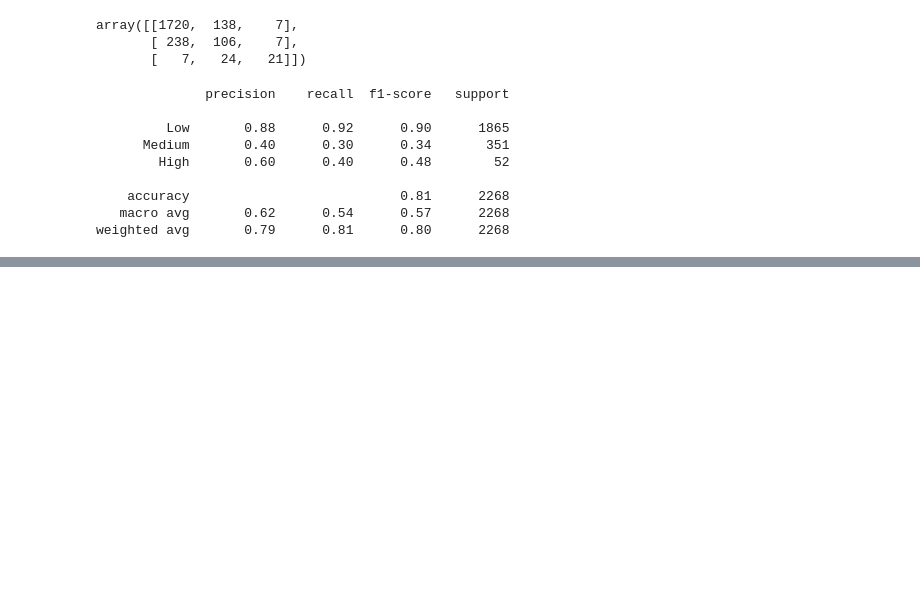
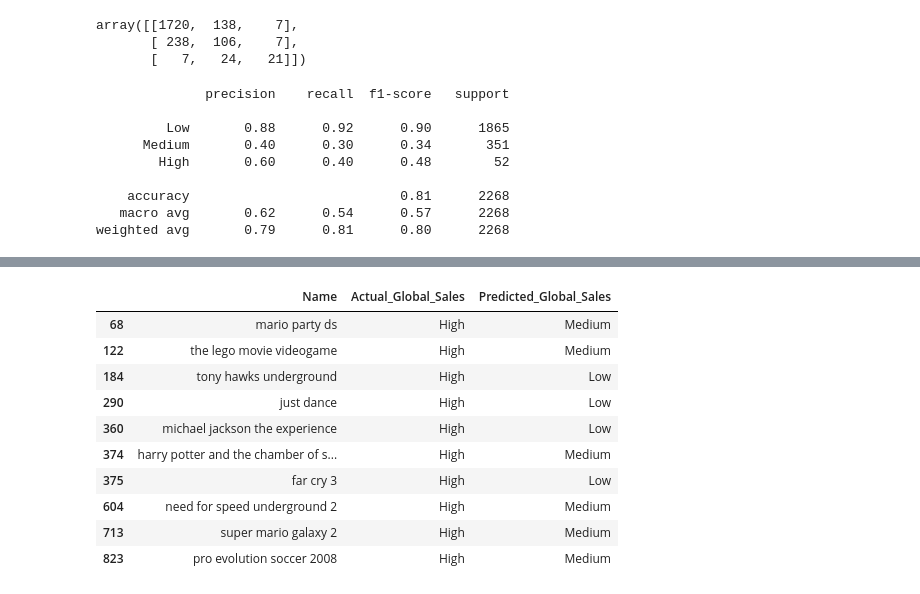
Before and after one commit to maxaclark/forecasting-video-game-sales, a Jupyter notebook: notebooks/ML_pipeline.ipynb, the cells around one changed output, grey strips where cells are left out. Cells and saved outputs as stored; diff of their text form; code cells hidden in the pictures; blank space fills up the shorter version.

```diff
--- a/notebooks/ML_pipeline.ipynb
+++ b/notebooks/ML_pipeline.ipynb
@@ -821,0 +910,16 @@ weighted avg       0.79      0.81      0.80      2268
+# %%
+# Listing 10 instances where SVM model misclassified High sales as something else
+misclassified_high = svm_results_df[(svm_results_df['Actual_Global_Sales'] == 'High') & (svm_results_df['Predicted_Global_Sales'] != 'High')]
+misclassified_high.head(10)
+# %% [output]
+|  | Name | Actual_Global_Sales | Predicted_Global_Sales |
+| 68 | mario party ds | High | Medium |
+| 122 | the lego movie videogame | High | Medium |
+| 184 | tony hawks underground | High | Low |
+| 290 | just dance | High | Low |
+| 360 | michael jackson the experience | High | Low |
+| 374 | harry potter and the chamber of s... | High | Medium |
+| 375 | far cry 3 | High | Low |
+| 604 | need for speed underground 2 | High | Medium |
+| 713 | super mario galaxy 2 | High | Medium |
+| 823 | pro evolution soccer 2008 | High | Medium |
```
Also changed, not shown: parts of 10 cells of this notebook, 1 other file.
